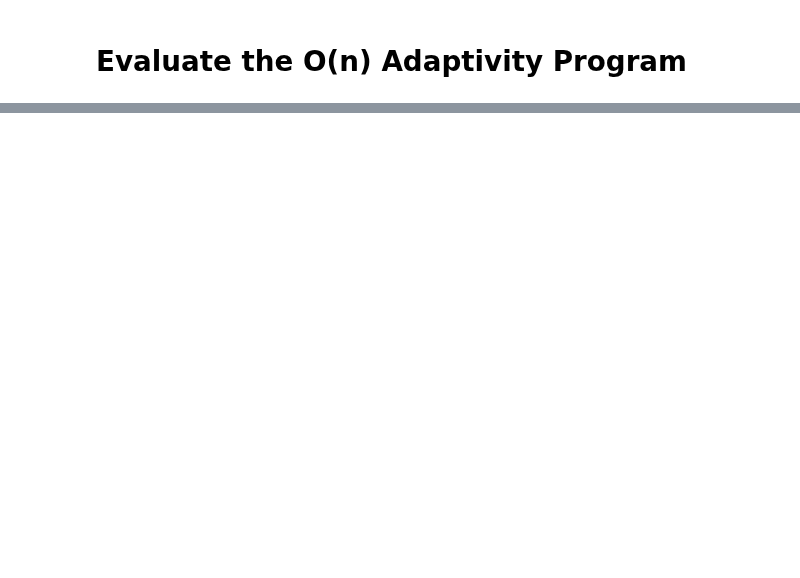
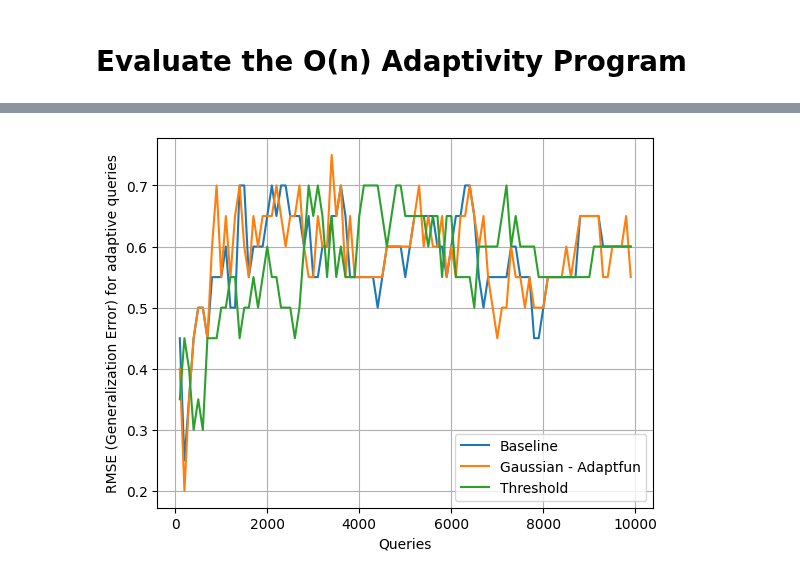
Before and after one commit to jiawenliu/AdaptivityAnalysis, a Jupyter notebook: eval/benchmark/sklearn/mechanized-model/eval_script.ipynb, the cells around one changed output, grey strips where cells are left out. Cells and saved outputs as stored; diff of their text form; code cells hidden in the pictures; blank space fills up the shorter version.

```diff
--- a/eval/benchmark/sklearn/mechanized-model/eval_script.ipynb
+++ b/eval/benchmark/sklearn/mechanized-model/eval_script.ipynb
@@ -489,0 +609,8 @@ plt.show()
+# %%
+stepped_non_adaptive_num = range(100, 10000, 100)
+round = 10
+# %%
+
+baseline_generalization_error_list = eval_const_rounds(round, Mechanism(mechanism_type = Mechanism.MechanismType.NONE), stepped_non_adaptive_num)
+# baseline_generalization_error_list = [0.47190818773552584, 0.473107228502912, 0.473792394655704, 0.47070914696813976, 0.4659129838985954, 0.4720794792737239, 0.47447756080849607, 0.473107228502912, 0.4775608084960603, 0.47619047619047616, 0.4712230215827338, 0.47447756080849607, 0.47567660157588215, 0.473792394655704, 0.47533401849948614]
+print(baseline_generalization_error_list)
@@ -489,0 +669,5 @@ plt.show()
+# %%
+threshold_generalization_error_list = eval_const_rounds(round, Mechanism(mechanism_type = Mechanism.MechanismType.THRESHOLD, sigma = 0.08, hold_frac = 0.7, threshold = 0.9), stepped_non_adaptive_num)
+# gaussian_generalization_error_list = [0.3984241178485783, 0.4035628639945187, 0.39482699554642003, 0.3977389516957862, 0.3977389516957862, 0.3917437478588558, 0.3975676601575882, 0.39585474477560806, 0.38866050017129156, 0.3970537855429942, 0.39568345323741005, 0.3857485440219253, 0.38506337786913325, 0.39157245632065774, 0.3871188763275094]
+
+print(threshold_generalization_error_list)
@@ -489,0 +880,5 @@ plt.show()
+# %%
+gaussian_generalization_error_list = eval_const_rounds(round, Mechanism(mechanism_type = Mechanism.MechanismType.GAUSSIAN, sigma = 0.1), stepped_non_adaptive_num)
+# gaussian_generalization_error_list = [0.3984241178485783, 0.4035628639945187, 0.39482699554642003, 0.3977389516957862, 0.3977389516957862, 0.3917437478588558, 0.3975676601575882, 0.39585474477560806, 0.38866050017129156, 0.3970537855429942, 0.39568345323741005, 0.3857485440219253, 0.38506337786913325, 0.39157245632065774, 0.3871188763275094]
+
+print(gaussian_generalization_error_list)
@@ -489,0 +937,9 @@ plt.show()
+# %%
+plt.figure()
+x_range = stepped_non_adaptive_num
+plot_error(x_range, (baseline_generalization_error_list), "Baseline")
+plot_error(x_range, (gaussian_generalization_error_list), "Gaussian - Adaptfun")
+plot_error(x_range, (threshold_generalization_error_list), "Threshold")
+plt.show()
+# %% [output]
+[figure, added]
```
Also changed, not shown: parts of 32 cells of this notebook, 1 other file.
